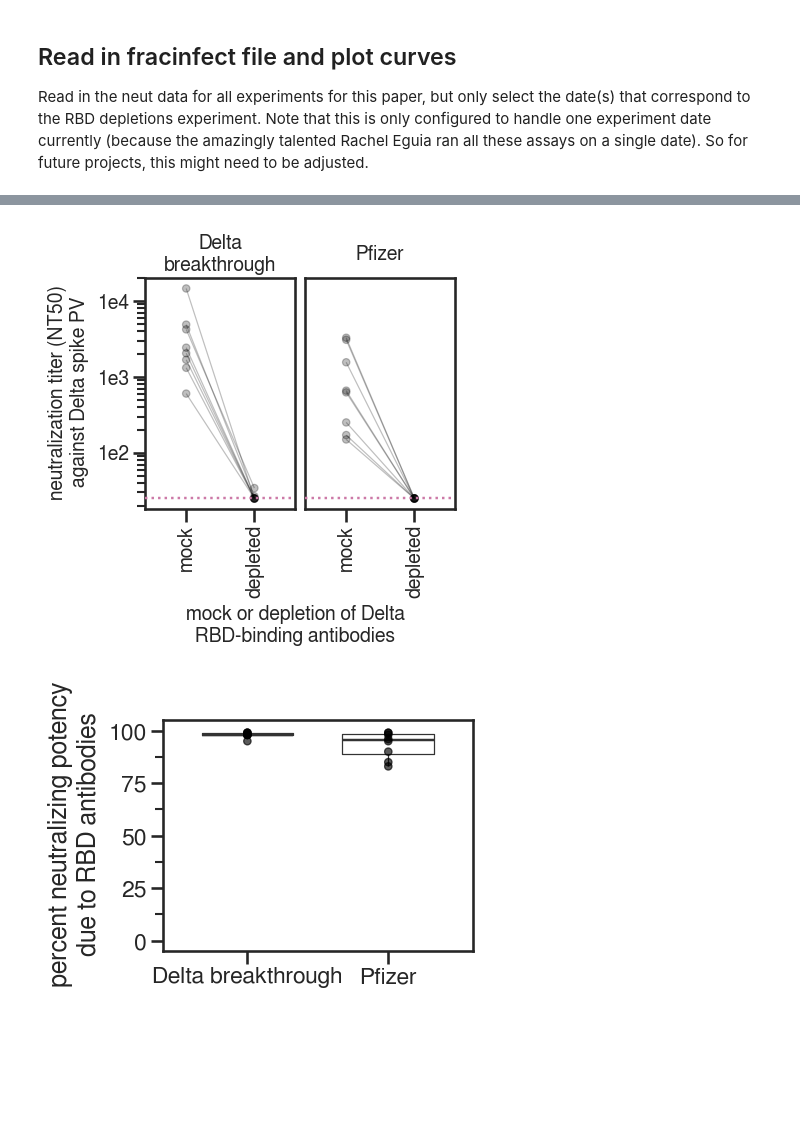
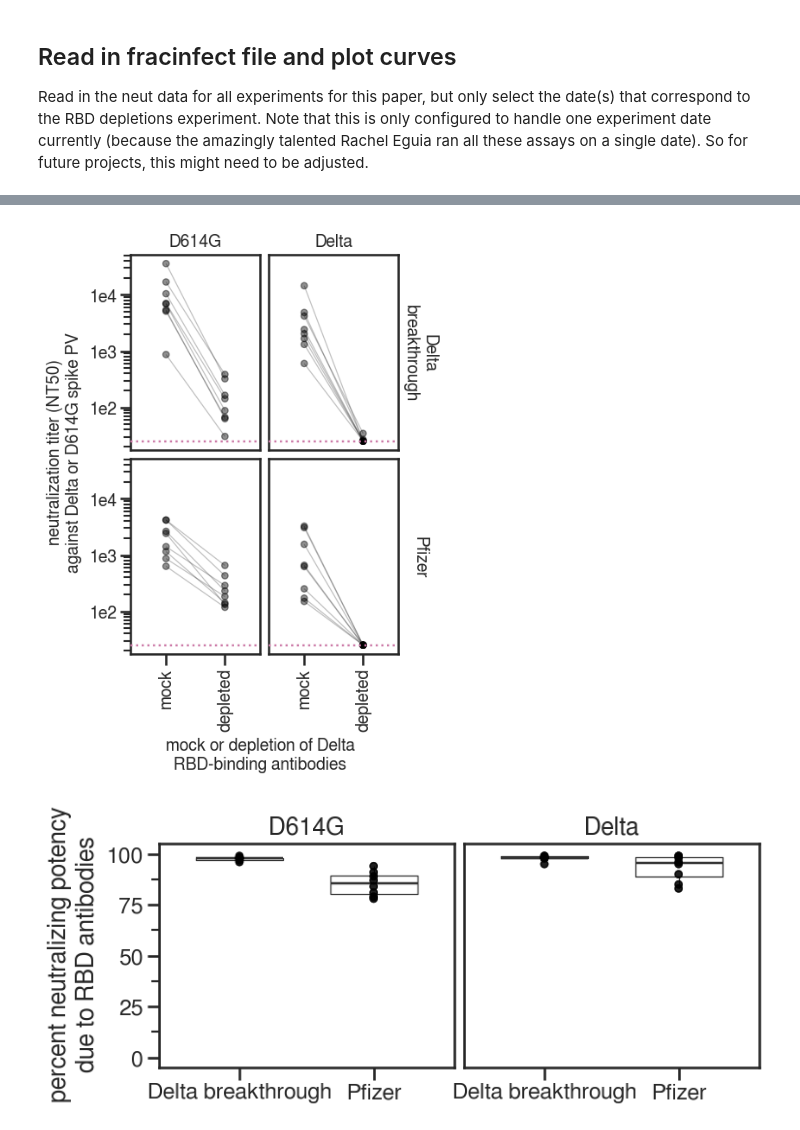
Before and after one commit to jbloomlab/SARS-CoV-2-RBD_Delta, a Jupyter notebook: experimental_data/rbd_depletion_neuts.ipynb, the cells around one changed output, grey strips where cells are left out. Saved outputs shown, nothing was run; the diff lists cells and outputs as text; code cells hidden in the pictures; blank space fills up the shorter version.

```diff
--- a/experimental_data/rbd_depletion_neuts.ipynb
+++ b/experimental_data/rbd_depletion_neuts.ipynb
@@ -59,17 +59,18 @@ print(f'Getting data from {rbd_depletions_date}')
 
 frac_infect = (pd.read_csv(config['aggregate_fract_infect_csvs'])
                .query('date in @rbd_depletions_date')
-               .replace({'mock': 'mock depletion'})
+               .assign()
               )
 
 fits = neutcurve.CurveFits(frac_infect)
 
 fitparams = (
     fits.fitParams()
-    .rename(columns={'virus': 'depletion', 'wildtype':'mock depletion'})
+    .assign(spike=lambda x: np.where(x['virus'].str.contains('D614G'), 'D614G', 'Delta'))
     # get columns of interest
-    [['serum', 'depletion', 'ic50', 'ic50_bound']]
+    [['serum', 'virus', 'ic50', 'ic50_bound', 'spike']]
     .assign(NT50=lambda x: 1/x['ic50'])
+    .assign(depletion=lambda x: np.where(x['virus'].str.contains('mock'), 'mock depletion', 'RBD antibodies depleted'))
     )
 
 # couldn't get lambda / conditional statement to work with assign, so try it here:
@@ -121,7 +122,7 @@ sample_key = pd.read_csv(config['sample_key_file'])
 foldchange = (
     fitparams
     .query('serum not in @exclude_sera')
-    .pivot_table(values='ic50', index=['serum'], columns=['depletion'])
+    .pivot_table(values='ic50', index=['serum','spike'], columns=['depletion'])
     .reset_index()
     .rename(columns={'RBD antibodies depleted': 'post-depletion_ic50', 'mock depletion': 'pre-depletion_ic50'})
     .assign(fold_change=lambda x: x['post-depletion_ic50'] / x['pre-depletion_ic50'],
@@ -215,37 +220,37 @@ NT50_lines = (ggplot((foldchange
                                 'RBD antibodies depleted': 'depleted',
                                 'Delta breakthrough': 'Delta\nbreakthrough'
                                }
                               )
                       .assign(depletion=lambda x: pd.Categorical(x['depletion'], categories=['mock', 'depleted'], ordered=True))
                      )
                      , aes(x='depletion',
                            y='NT50',
                            group='serum'
                           )
                     ) +
               geom_point(size=2.5, alpha=0.25) +
               geom_line(alpha=0.25) +
-              facet_wrap('~sample_type') +
+              facet_grid('sample_type~spike') +
               theme(axis_title_y=element_text(margin={'r': 6}),
                     strip_background=element_blank(),
-                    figure_size=(4, 3),
+                    figure_size=(4, 6),
                     axis_text_x=element_text(angle=90),
                     text=element_text(size=14),
                    ) +
-              scale_y_log10(name='neutralization titer (NT50)\nagainst Delta spike PV') +
+              scale_y_log10(name='neutralization titer (NT50)\nagainst Delta or D614G spike PV') +
               xlab('mock or depletion of Delta\nRBD-binding antibodies') +
               geom_hline(yintercept=LOD,
                          color=CBPALETTE[7],
                          alpha=1,
                          size=1,
                          linetype='dotted',
                         )
              )
 
 _ = NT50_lines.draw()
 NT50_lines.save(f'{resultsdir}/compare_RBDtargeting.pdf')
 # %% [output]
-[figure, old version]
+[figure, new version]
 # %%
 p = (ggplot((foldchange.drop(columns=['depletion', 'NT50']).drop_duplicates())
            ) +
@@ -255,9 +260,10 @@ p = (ggplot((foldchange.drop(columns=['depletion', 'NT50']).drop_duplicates())
                   outlier_shape='') +
      geom_jitter(position=position_dodge(width=0.7),
                  alpha=0.4, size=2.5) +
-     theme(figure_size=(4, 3),
+     theme(figure_size=(4*2, 3),
            strip_background=element_blank()
            ) +
+     facet_wrap('~spike')+
      scale_y_continuous(limits=[0, 100]) +
      ylab('percent neutralizing potency\ndue to RBD antibodies') +
      xlab ('')
@@ -266,7 +272,7 @@ p = (ggplot((foldchange.drop(columns=['depletion', 'NT50']).drop_duplicates())
 _ = p.draw()
 p.save(f'{resultsdir}/compare_percentRBD.pdf')
 # %% [output]
-[figure, old version]
+[figure, new version]
 # %%
 stat_test_df = (foldchange
                 [['serum', 'sample_type', 'fold_change', 'percent_RBD', 'post_ic50_bound']]
```
Also changed, not shown: parts of 5 cells of this notebook, 17 other files.
